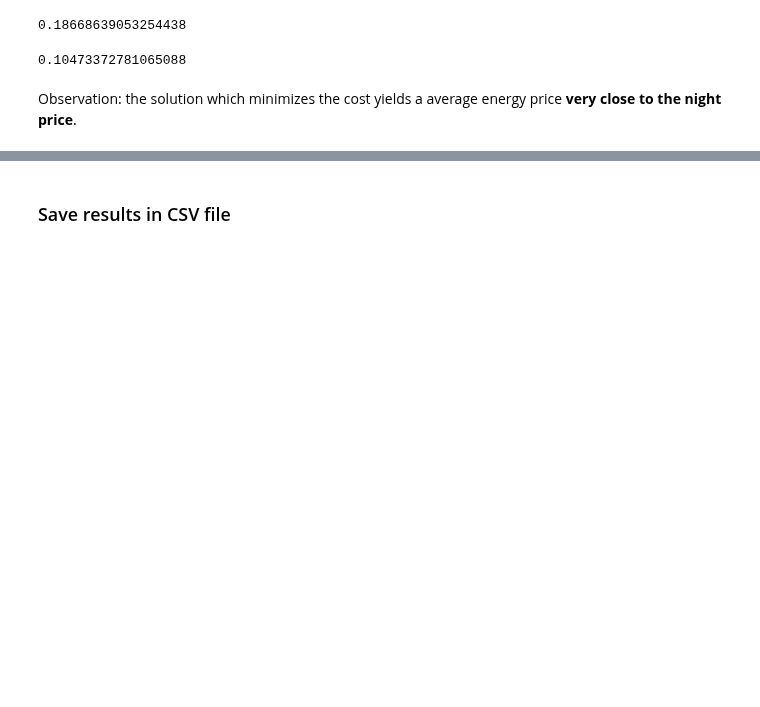
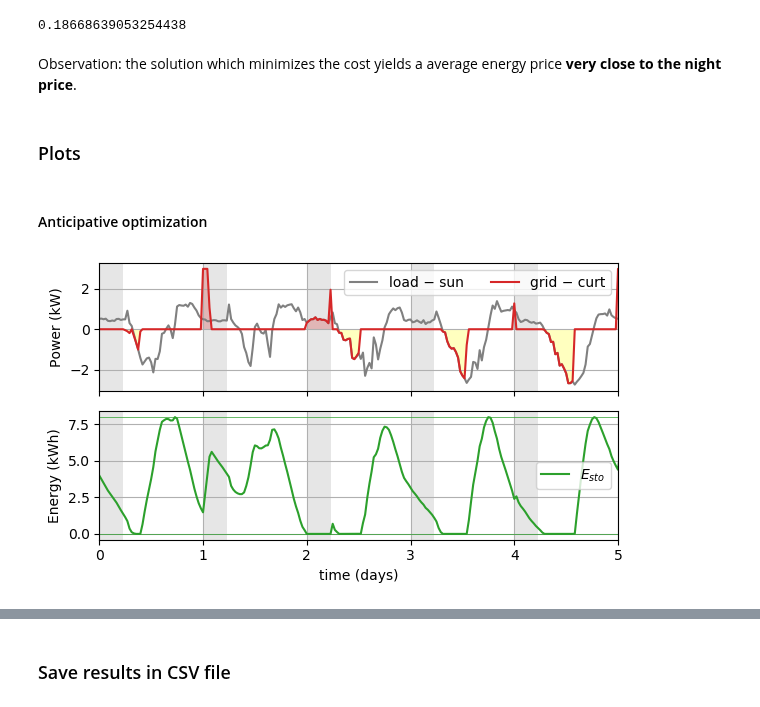
Before and after one commit to pierre-haessig/solarhome-control-bench, a Jupyter notebook: methods/julia_jump_mpc/julia_determinist_opt.ipynb, the cells around one changed output, grey strips where cells are left out. Cells and saved outputs as stored; diff of their text form; code cells hidden in the pictures; blank space fills up the shorter version.

```diff
--- a/methods/julia_jump_mpc/julia_determinist_opt.ipynb
+++ b/methods/julia_jump_mpc/julia_determinist_opt.ipynb
@@ -160,16 +183,19 @@ battery schedule depends on the future data
 # %%
-function optim_anticip(params, data, cost=true)
-    E_rated = params["E_rated"]
-    P_grid_max = params["P_grid_max"]
+function optim_anticip(params, data, cost=true; optimizer=default_optimizer)
+    E_rated = params.E_rated
+    P_pvp = params.P_pvp
+    P_grid_max = params.P_grid_max
 
-    P_sun = data["P_sun_1k"] * params["P_pvp"]
-    P_load = data["P_load"]
-    c_grid = data["c_grid"]
+    P_load = data["P_load_sp"]
+    P_sun = data["P_sun_1k"]*params.P_pvp;
+    c_grid = data["c_grid"];
     dt = data["t"][2] - data["t"][1]
 
     n = length(P_load)
 
-    m = Model(solver = ClpSolver())
+    m = Model(optimizer)
+    # silence solver output
+    set_silent(m)
 
     @variable(m, 0 <= E[1:n+1] <= E_rated)
     @variable(m, 0 <= P_grid[1:n] <= P_grid_max)
@@ -191,23 +217,28 @@ function optim_anticip(params, data, cost=true)
         @objective(m, Min, sum(P_grid))
     end
 
-    status = solve(m)
-    status == :Optimal || error("Optimization status was not 'Optimal' but '$(status)'")
+    # Optimize and check result
+    optimize!(m)
+    if termination_status(m) == MOI.OPTIMAL
+
+    else
+        error("The model was not solved correctly.")
+    end
 
     # trajectories of all variables
     traj = Dict(
-        "E_sto" => getvalue(E)[1:end-1], # state
-        "P_sto" => getvalue(P_sto), # out
+        "E_sto" => value.(E)[1:end-1], # state
+        "P_sto" => value.(P_sto), # out
 
         "P_load_sp" => P_load,
-        "P_shed" => zeros(P_load),
+        "P_shed" => zero(P_load),
         "P_load" => P_load,
 
         "P_sun"  => P_sun,
-        "P_curt" => getvalue(P_curt),
-        "P_pv"   => P_sun .- getvalue(P_curt),
+        "P_curt" => value.(P_curt),
+        "P_pv"   => P_sun .- value.(P_curt),
 
-        "P_grid" => getvalue(P_grid),
+        "P_grid" => value.(P_grid),
         "c_grid" => c_grid,
     )
     return traj
@@ -409,8 +423,13 @@ compation of average grid price, which should be between 0.10 and 0.20 €/kWh
 # %% [output]
 0.18668639053254438
-# %%
-0.354/3.38 # cost minimizing solution
-# %% [output]
-0.10473372781065088
 # %% [markdown]
 Observation: the solution which minimizes the cost yields a average energy price **very close to the night price**.
+# %% [markdown]
+### Plots
+# %% [markdown]
+#### Anticipative optimization
+# %%
+fig, ax = bu.plot_traj(traj_anticip, params.E_rated)
+ax[1].set_xlim(0, 5);
+# %% [output]
+[figure, added]
```
Also changed, not shown: parts of 87 cells of this notebook, 22 other files.
